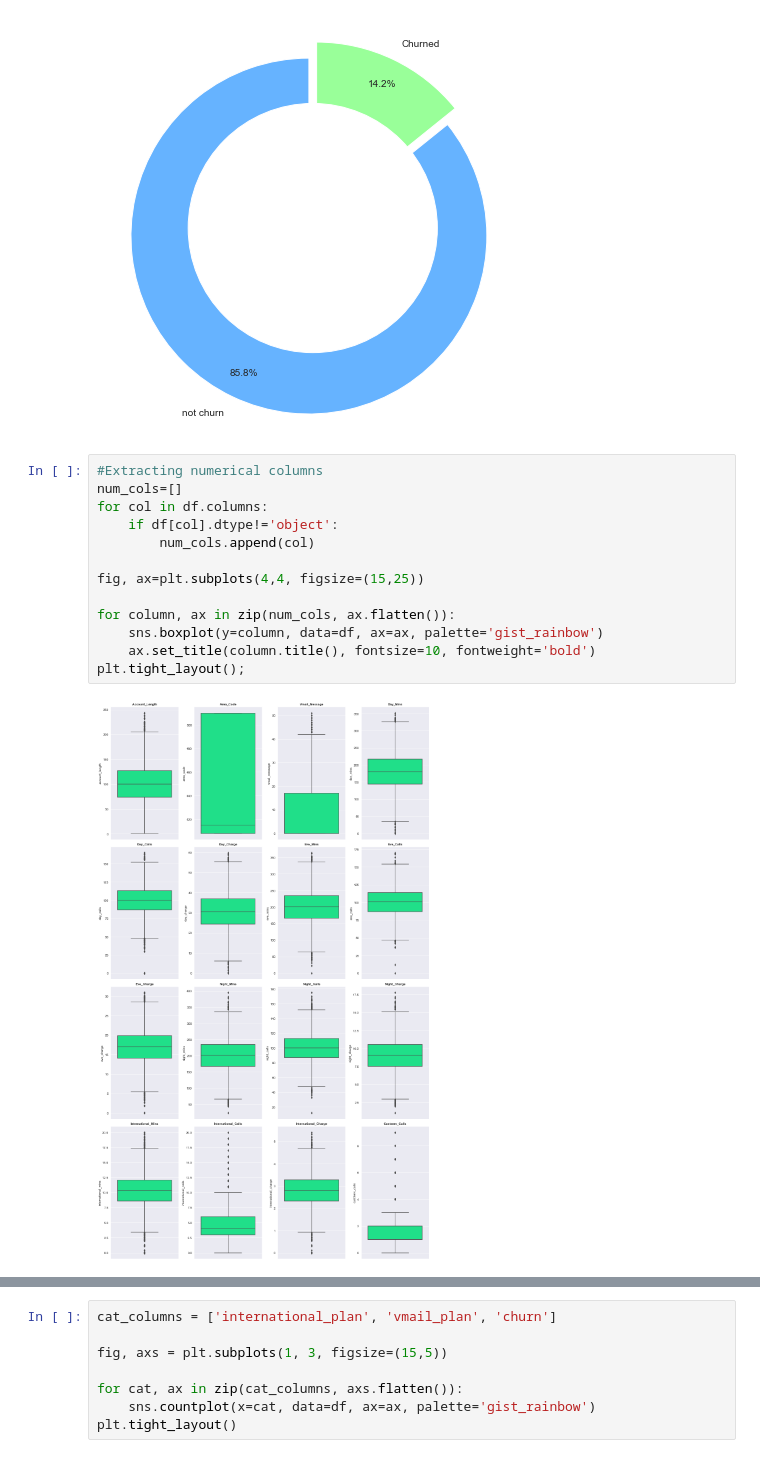
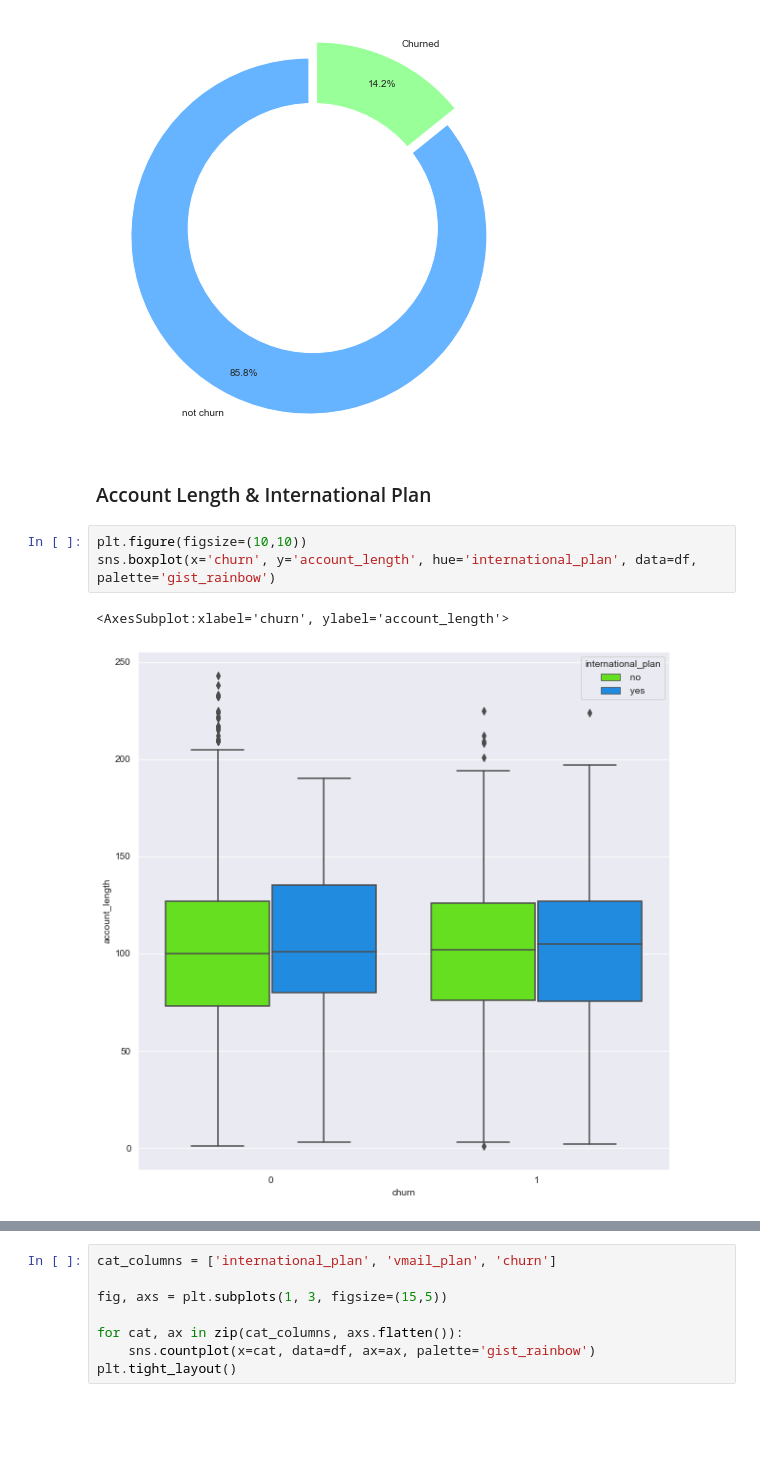
Before and after one commit to mdushetwar/Customer_Churn, a Jupyter notebook: PRCL-0017-Customer_Churn.ipynb, the cells around one changed output, grey strips where cells are left out. Saved outputs shown, nothing was run; the diff lists cells and outputs as text; blank space fills up the shorter version.

```diff
--- a/PRCL-0017-Customer_Churn.ipynb
+++ b/PRCL-0017-Customer_Churn.ipynb
@@ -180,18 +188,11 @@ ax1.axis('equal')
 plt.tight_layout();
 # %% [output]
 [figure]
-# %%
-#Extracting numerical columns
-num_cols=[]
-for col in df.columns:
-    if df[col].dtype!='object':
-        num_cols.append(col)
-
-fig, ax=plt.subplots(4,4, figsize=(15,25))
-
-for column, ax in zip(num_cols, ax.flatten()):
-    sns.boxplot(y=column, data=df, ax=ax, palette='gist_rainbow')
-    ax.set_title(column.title(), fontsize=10, fontweight='bold')
-plt.tight_layout();
-# %% [output]
-[figure, removed]
+# %% [markdown]
+### Account Length & International Plan
+# %%
+plt.figure(figsize=(10,10))
+sns.boxplot(x='churn', y='account_length', hue='international_plan', data=df, palette='gist_rainbow')
+# %% [output]
+<AxesSubplot:xlabel='churn', ylabel='account_length'>
+[figure, added]
```
Also changed, not shown: parts of 28 cells of this notebook.
